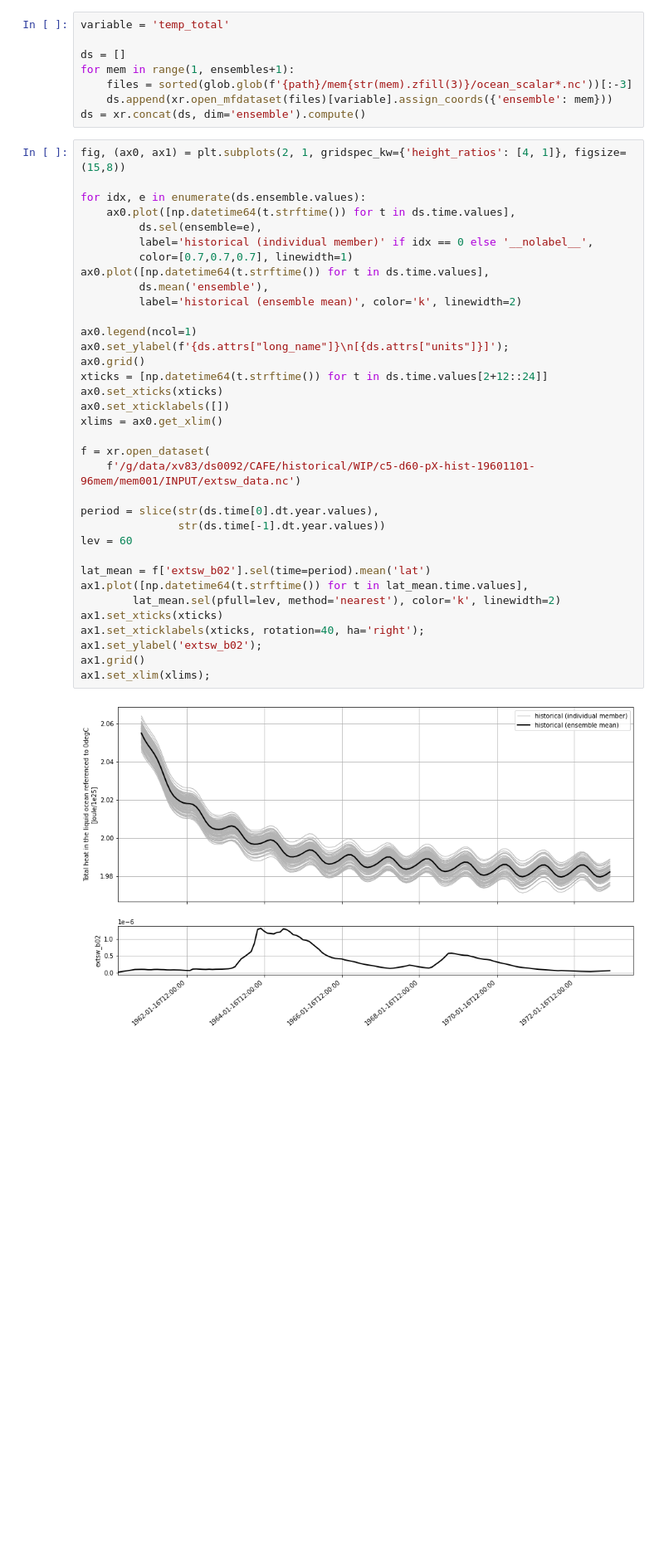
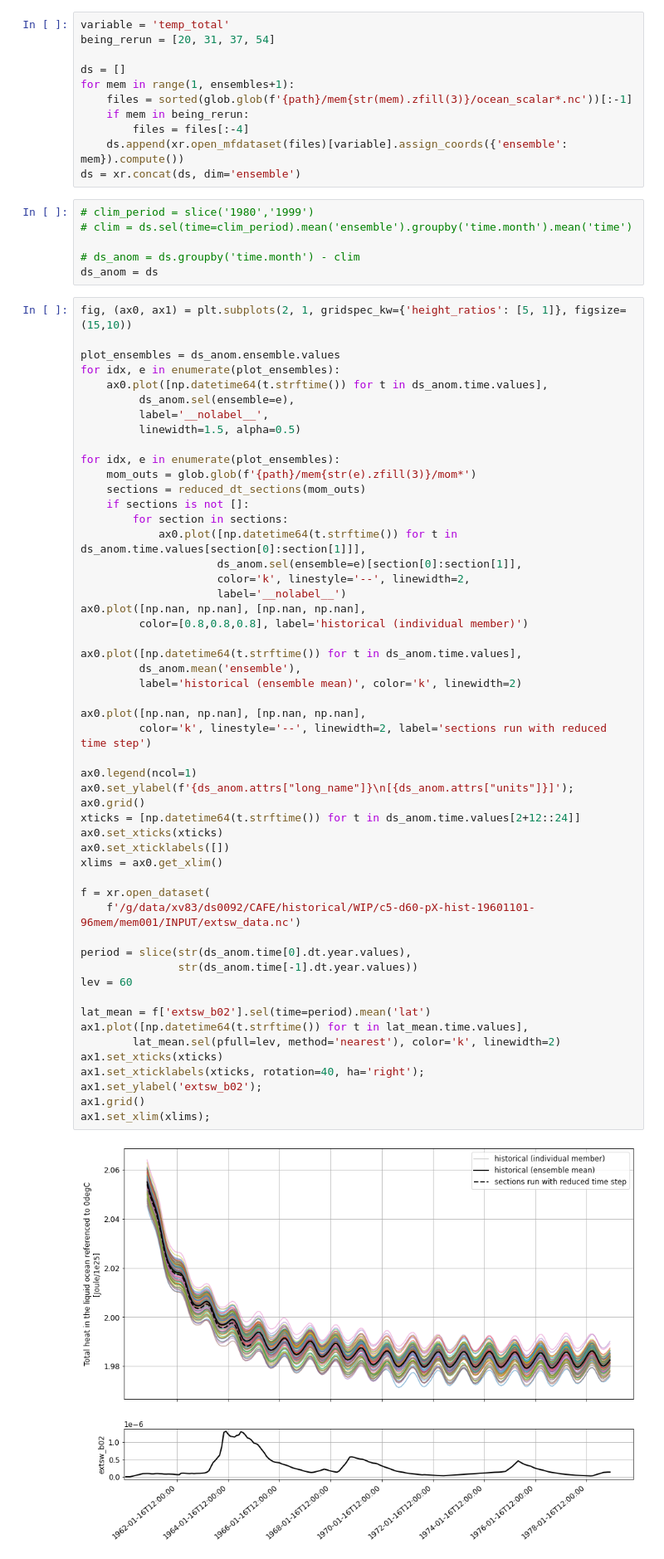
Before and after one commit to dougiesquire/cm-historical, a Jupyter notebook: notebooks/hist.ipynb, the cells around one changed output. Shown at 83% size. Saved outputs shown, nothing was run; the diff lists cells and outputs as text; blank space fills up the shorter version.

```diff
--- a/notebooks/hist.ipynb
+++ b/notebooks/hist.ipynb
@@ -16,45 +35,71 @@ ensembles = 96
 # %%
 variable = 'temp_total'
+being_rerun = [20, 31, 37, 54]
 
 ds = []
 for mem in range(1, ensembles+1):
-    files = sorted(glob.glob(f'{path}/mem{str(mem).zfill(3)}/ocean_scalar*.nc'))[:-3]
-    ds.append(xr.open_mfdataset(files)[variable].assign_coords({'ensemble': mem}))
-ds = xr.concat(ds, dim='ensemble').compute()
+    files = sorted(glob.glob(f'{path}/mem{str(mem).zfill(3)}/ocean_scalar*.nc'))[:-1]
+    if mem in being_rerun:
+        files = files[:-4]
+    ds.append(xr.open_mfdataset(files)[variable].assign_coords({'ensemble': mem}).compute())
+ds = xr.concat(ds, dim='ensemble')
+# %%
+# clim_period = slice('1980','1999')
+# clim = ds.sel(time=clim_period).mean('ensemble').groupby('time.month').mean('time')
+
+# ds_anom = ds.groupby('time.month') - clim
+ds_anom = ds
 # %%
-fig, (ax0, ax1) = plt.subplots(2, 1, gridspec_kw={'height_ratios': [4, 1]}, figsize=(15,8))
+fig, (ax0, ax1) = plt.subplots(2, 1, gridspec_kw={'height_ratios': [5, 1]}, figsize=(15,10))
 
-for idx, e in enumerate(ds.ensemble.values):
-    ax0.plot([np.datetime64(t.strftime()) for t in ds.time.values],
-         ds.sel(ensemble=e),
-         label='historical (individual member)' if idx == 0 else '__nolabel__',
-         color=[0.7,0.7,0.7], linewidth=1)
-ax0.plot([np.datetime64(t.strftime()) for t in ds.time.values],
-         ds.mean('ensemble'),
+plot_ensembles = ds_anom.ensemble.values
+for idx, e in enumerate(plot_ensembles):
+    ax0.plot([np.datetime64(t.strftime()) for t in ds_anom.time.values],
+         ds_anom.sel(ensemble=e),
+         label='__nolabel__',
+         linewidth=1.5, alpha=0.5)
+
+for idx, e in enumerate(plot_ensembles):
+    mom_outs = glob.glob(f'{path}/mem{str(e).zfill(3)}/mom*')
+    sections = reduced_dt_sections(mom_outs)
+    if sections is not []:
+        for section in sections:
+            ax0.plot([np.datetime64(t.strftime()) for t in ds_anom.time.values[section[0]:section[1]]],
+                     ds_anom.sel(ensemble=e)[section[0]:section[1]],
+                     color='k', linestyle='--', linewidth=2,
+                     label='__nolabel__')
+ax0.plot([np.nan, np.nan], [np.nan, np.nan],
+         color=[0.8,0.8,0.8], label='historical (individual member)')
+
+ax0.plot([np.datetime64(t.strftime()) for t in ds_anom.time.values],
+         ds_anom.mean('ensemble'),
          label='historical (ensemble mean)', color='k', linewidth=2)
 
+ax0.plot([np.nan, np.nan], [np.nan, np.nan],
+         color='k', linestyle='--', linewidth=2, label='sections run with reduced time step')
+
 ax0.legend(ncol=1)
-ax0.set_ylabel(f'{ds.attrs["long_name"]}\n[{ds.attrs["units"]}]');
+ax0.set_ylabel(f'{ds_anom.attrs["long_name"]}\n[{ds_anom.attrs["units"]}]');
 ax0.grid()
-xticks = [np.datetime64(t.strftime()) for t in ds.time.values[2+12::24]]
+xticks = [np.datetime64(t.strftime()) for t in ds_anom.time.values[2+12::24]]
 ax0.set_xticks(xticks)
 ax0.set_xticklabels([])
 xlims = ax0.get_xlim()
 
 f = xr.open_dataset(
     f'/g/data/xv83/ds0092/CAFE/historical/WIP/c5-d60-pX-hist-19601101-96mem/mem001/INPUT/extsw_data.nc')
 
-period = slice(str(ds.time[0].dt.year.values),
-               str(ds.time[-1].dt.year.values))
+period = slice(str(ds_anom.time[0].dt.year.values),
+               str(ds_anom.time[-1].dt.year.values))
 lev = 60
 
 lat_mean = f['extsw_b02'].sel(time=period).mean('lat')
 ax1.plot([np.datetime64(t.strftime()) for t in lat_mean.time.values],
         lat_mean.sel(pfull=lev, method='nearest'), color='k', linewidth=2)
 ax1.set_xticks(xticks)
 ax1.set_xticklabels(xticks, rotation=40, ha='right');
 ax1.set_ylabel('extsw_b02');
 ax1.grid()
 ax1.set_xlim(xlims);
 # %% [output]
-[figure, old version]
+[figure, new version]
```
Also changed, not shown: parts of 3 cells of this notebook, 1 other file.
